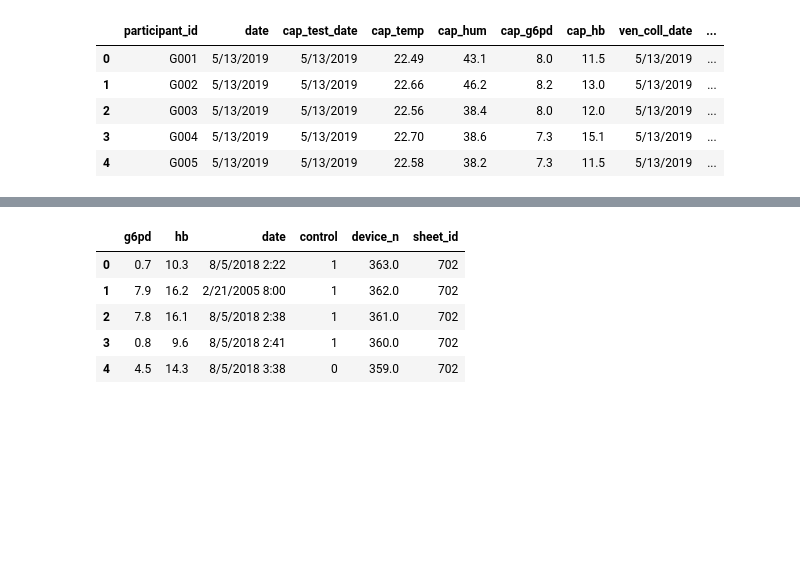
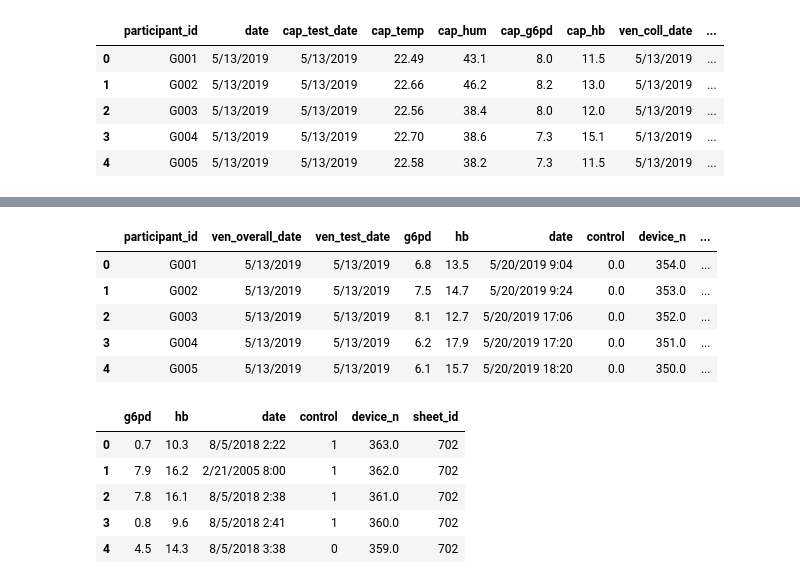
Before and after one commit to MACEPA/DIAMETER, a Jupyter notebook: ipynbs/processing/G6PD_data_combining.ipynb, the cells around one changed output, grey strips where cells are left out. Cells and saved outputs as stored; diff of their text form; code cells hidden in the pictures; blank space fills up the shorter version.

```diff
--- a/ipynbs/processing/G6PD_data_combining.ipynb
+++ b/ipynbs/processing/G6PD_data_combining.ipynb
@@ -35,3 +39,7 @@ red_cap.head()
 | 2 | G003 | 5/13/2019 | 5/13/2019 | 22.56 | 8.0 | 12.0 |
 | 3 | G004 | 5/13/2019 | 5/13/2019 | 22.70 | 7.3 | 15.1 |
 | 4 | G005 | 5/13/2019 | 5/13/2019 | 22.58 | 7.3 | 11.5 |
+# %%
+red_ven = red[['participant_id', 'date', 'ven_test_date', 'ven_g6pd', 'ven_hb']]
+red_ven.rename(columns={'date': 'ven_overall_date', 'ven_g6pd': 'g6pd', 'ven_hb': 'hb'}, inplace=True)
+red_ven.head()
@@ -41,0 +59,3 @@ print(len(red_cap))
+# %%
+unmatched_app = pd.read_csv('{}/unmatched_app.csv'.format(input_path))
+unmatched_app.head()
@@ -41,0 +69,10 @@ print(len(red_cap))
+# %%
+red_ven_matched = red_ven.merge(unmatched_app, how='outer', on=['g6pd', 'hb'])
+red_ven_matched.head()
+# %% [output]
+|  | participant_id | ven_overall_date | ven_test_date | g6pd | hb | date | control | device_n | ... |
+| 0 | G001 | 5/13/2019 | 5/13/2019 | 6.8 | 13.5 | 5/20/2019 9:04 | 0.0 | 354.0 | ... |
+| 1 | G002 | 5/13/2019 | 5/13/2019 | 7.5 | 14.7 | 5/20/2019 9:24 | 0.0 | 353.0 | ... |
+| 2 | G003 | 5/13/2019 | 5/13/2019 | 8.1 | 12.7 | 5/20/2019 17:06 | 0.0 | 352.0 | ... |
+| 3 | G004 | 5/13/2019 | 5/13/2019 | 6.2 | 17.9 | 5/20/2019 17:20 | 0.0 | 351.0 | ... |
+| 4 | G005 | 5/13/2019 | 5/13/2019 | 6.1 | 15.7 | 5/20/2019 18:20 | 0.0 | 350.0 | ... |
```
Also changed, not shown: parts of 5 cells of this notebook, 4 other files.
